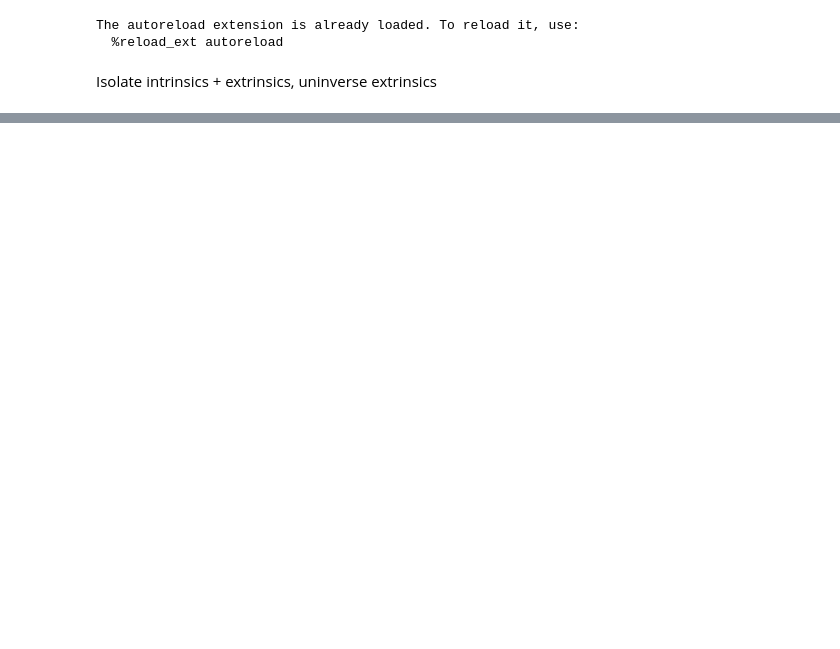
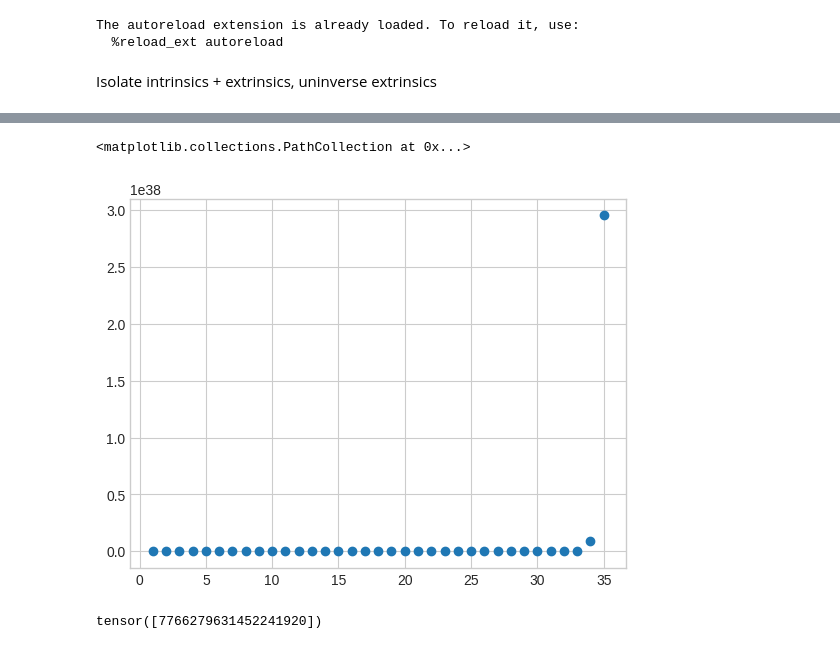
Before and after one commit to linlin-yu/ubev-UDMKDD, a Jupyter notebook: notebooks/test_ood_carla.ipynb, the cells around one changed output, grey strips where cells are left out. Cells and saved outputs as stored; diff of their text form; code cells hidden in the pictures; blank space fills up the shorter version.

```diff
--- a/notebooks/test_ood_carla.ipynb
+++ b/notebooks/test_ood_carla.ipynb
@@ -127,0 +120,9 @@ print(euler_diff)
+# %%
+plt.scatter(x, y)
+# %% [output]
+<matplotlib.collections.PathCollection at 0x...>
+[figure, added]
+# %%
+torch.tensor([100]).pow(10)
+# %% [output]
+tensor([7766279631452241920])
```
Also changed, not shown: parts of 9 cells of this notebook, 5 other files.
